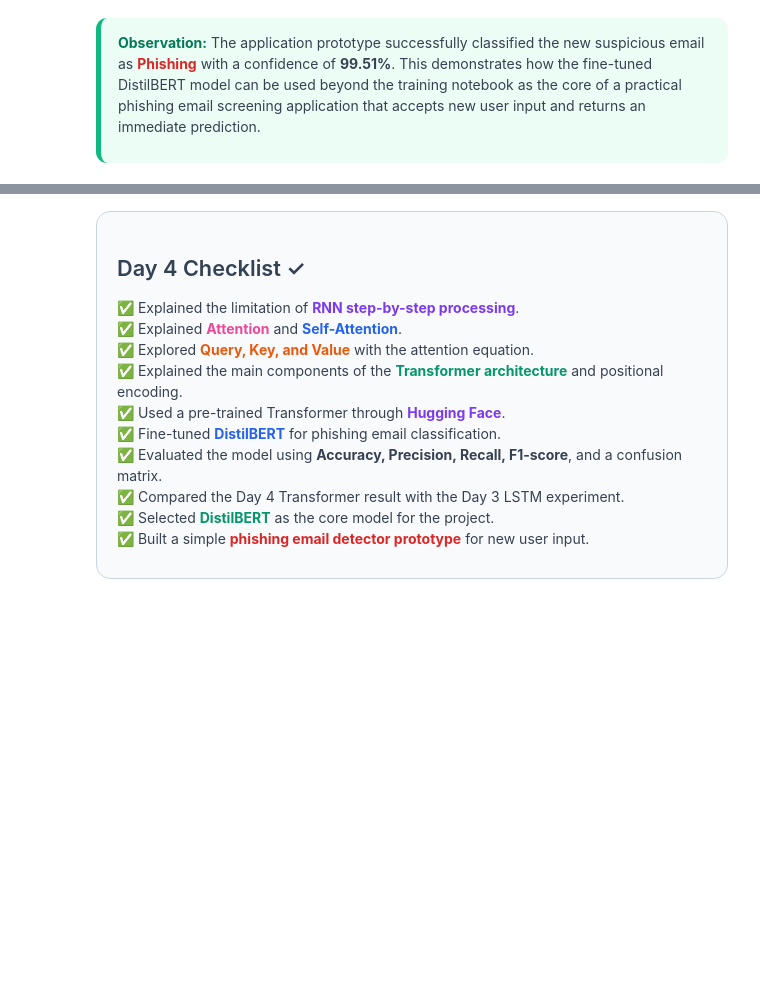
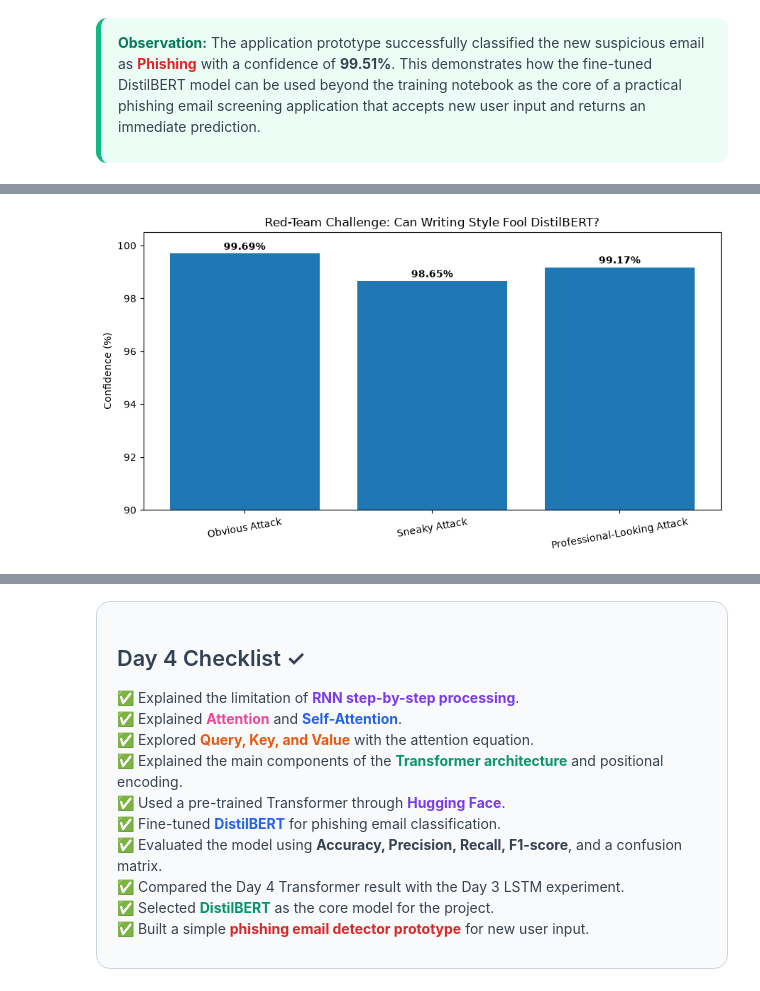
Before and after one commit to assma122/Binx-ai-ml-training, a Jupyter notebook: Week7/Day4/Week7_Day4.ipynb, the cells around one changed output, grey strips where cells are left out. Drawn from its saved outputs; the diff is of its cells as text; code cells hidden in the pictures; blank space fills up the shorter version.

```diff
--- a/Week7/Day4/Week7_Day4.ipynb
+++ b/Week7/Day4/Week7_Day4.ipynb
@@ -1080,0 +1156,28 @@ Confidence: 99.51%
+# %%
+# Visualize the Red-Team Challenge results
+
+plt.figure(figsize=(9, 5))
+
+bars = plt.bar(
+    red_team_df["Email Style"],
+    red_team_df["Confidence (%)"]
+)
+
+plt.ylim(90, 100.5)
+plt.ylabel("Confidence (%)")
+plt.title("Red-Team Challenge: Can Writing Style Fool DistilBERT?")
+
+for bar, value in zip(bars, red_team_df["Confidence (%)"]):
+    plt.text(
+        bar.get_x() + bar.get_width() / 2,
+        value + 0.15,
+        f"{value:.2f}%",
+        ha="center",
+        fontweight="bold"
+    )
+
+plt.xticks(rotation=10)
+plt.tight_layout()
+plt.show()
+# %% [output]
+[figure, added]
```
Also changed, not shown: parts of 12 cells of this notebook.
